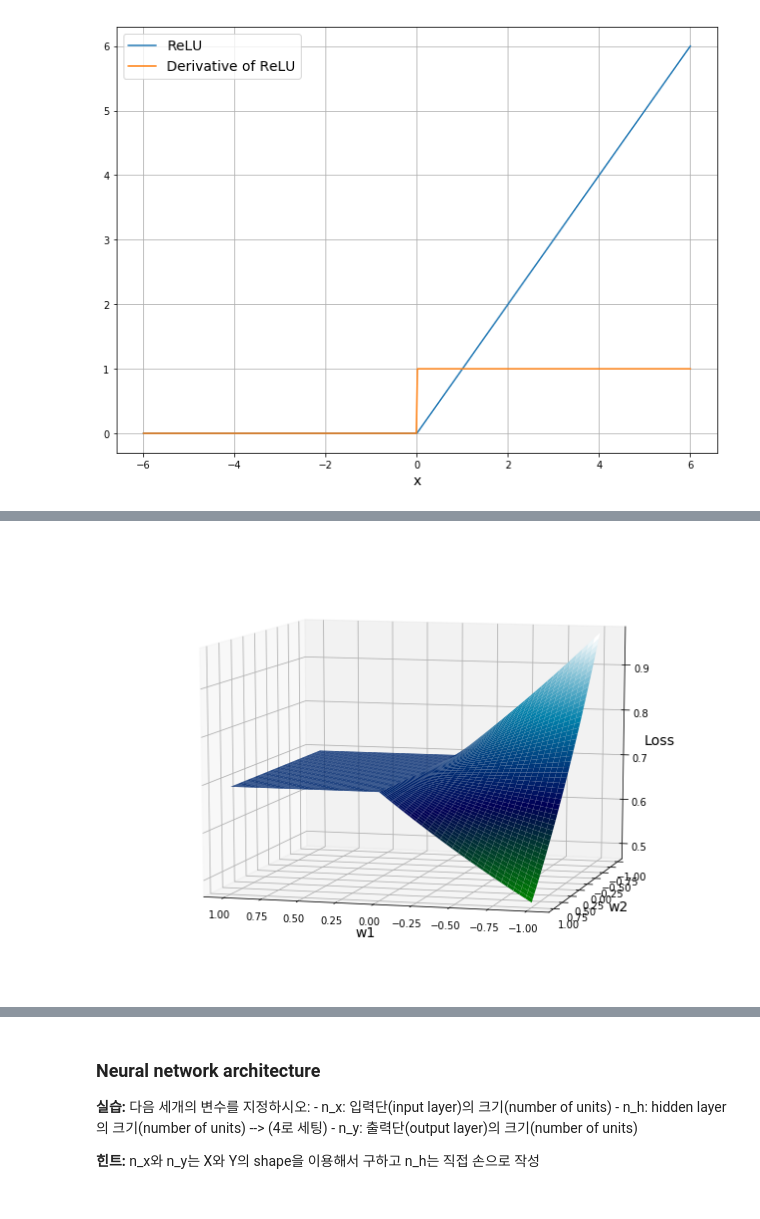
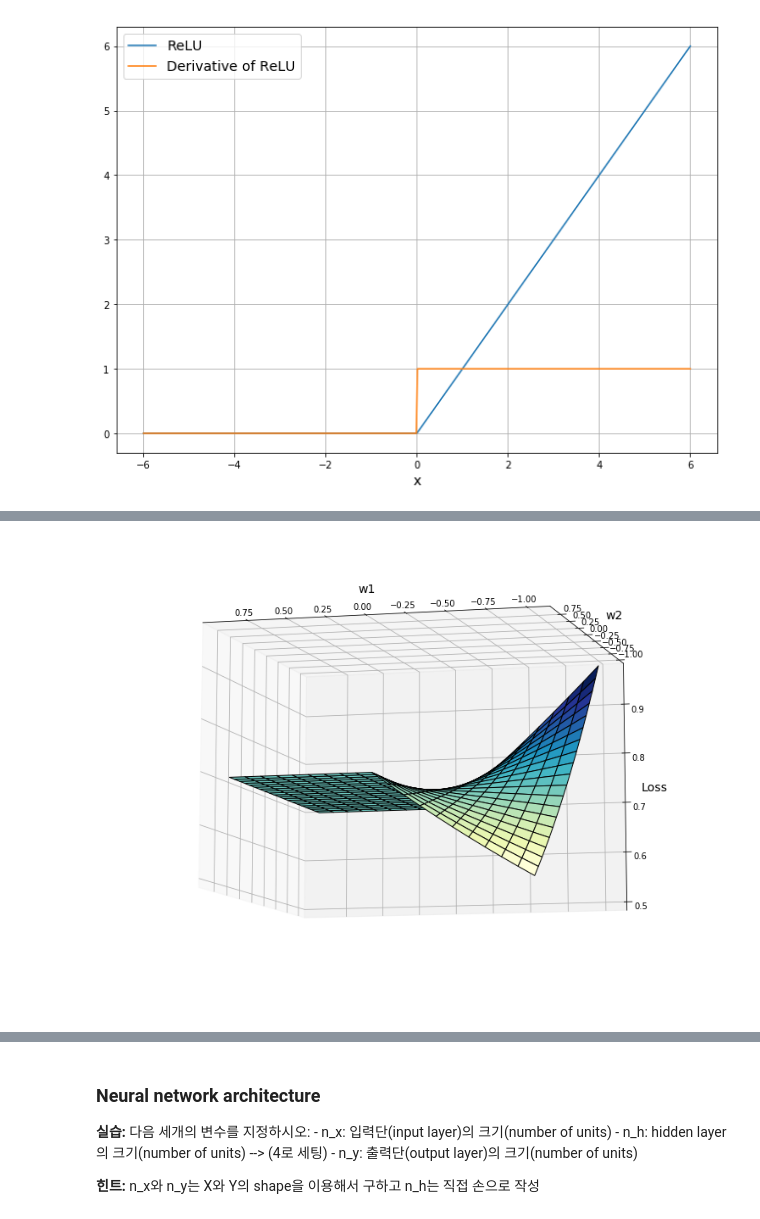
Before and after one commit to GyeongJoHwang/SK_Hynix, a Jupyter notebook: NN_1hidden_L.ipynb, the cells around one changed output, grey strips where cells are left out. Saved outputs shown, nothing was run; the diff lists cells and outputs as text; code cells hidden in the pictures.

```diff
--- a/NN_1hidden_L.ipynb
+++ b/NN_1hidden_L.ipynb
@@ -130,8 +130,8 @@ def ReLU(z):
 from mpl_toolkits.mplot3d import Axes3D
 
 # (w1, w2)
-X = np.arange(-1, 1, 0.01)
-Y = np.arange(-1, 1, 0.01)
+X = np.arange(-1, 1, 0.1)
+Y = np.arange(-1, 1, 0.1)
 X, Y = np.meshgrid(X, Y)
 
 weight = np.c_[X.ravel(), Y.ravel()]
@@ -148,19 +148,20 @@ Z = logprobs.reshape(X.shape)
 # %%
 # plot loss surface
 from matplotlib import cm
 import time
 from IPython.display import clear_output
+plt.rcParams['figure.figsize'] = (13, 10)
 
 fig = plt.figure()
 ax = fig.gca(projection='3d')
-surf = ax.plot_surface(X, Y, Z, cmap=cm.ocean)#cm.Blues_r)
-ax.view_init(10, 105)
+surf = ax.plot_surface(X, Y, Z, cmap=cm.YlGnBu, edgecolor='k')#cm.Blues_r)
+ax.view_init(-10, 105)
 ax.set_xlabel('w1', fontsize=14)
 ax.set_ylabel('w2', fontsize=14)
 ax.set_zlabel('Loss', fontsize=14)
 plt.show()
 # %% [output]
-[figure, old version]
+[figure, new version]
 # %%
 fig = plt.figure()
 ax = fig.gca(projection='3d')
```
Also changed, not shown: parts of 6 cells of this notebook, 3 other files.
